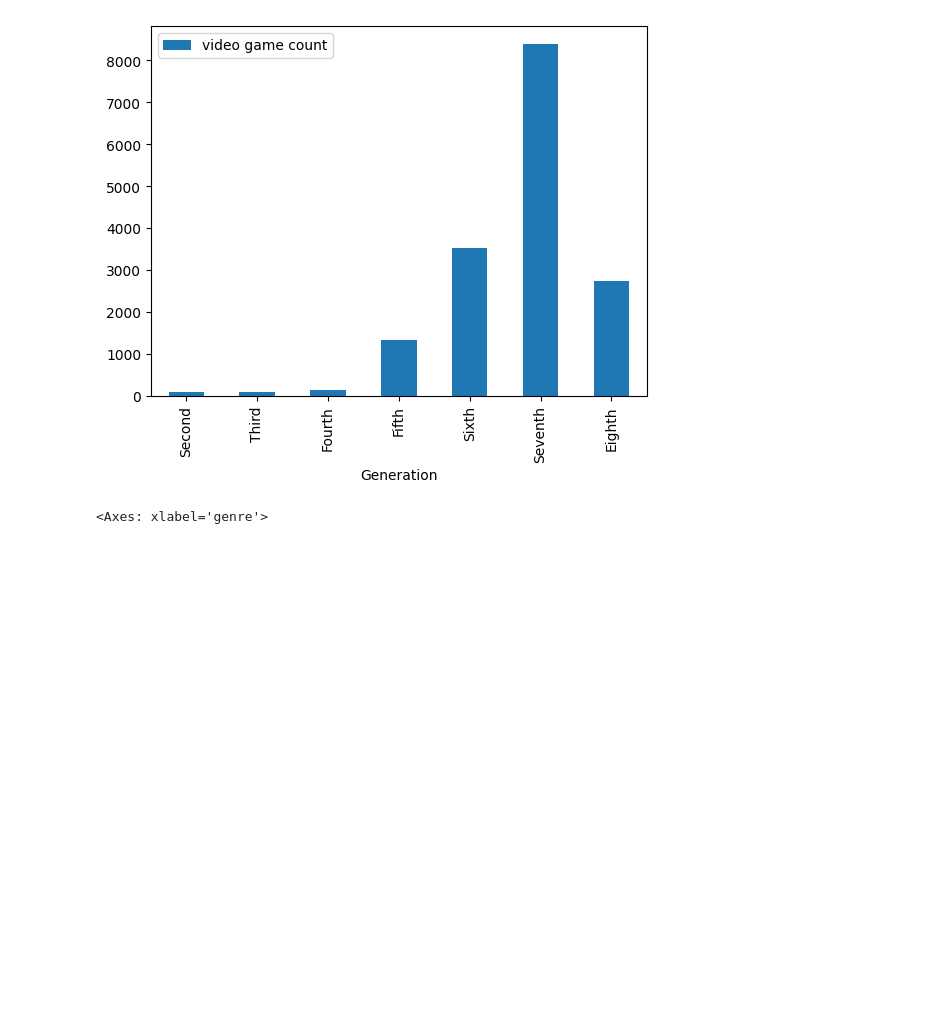
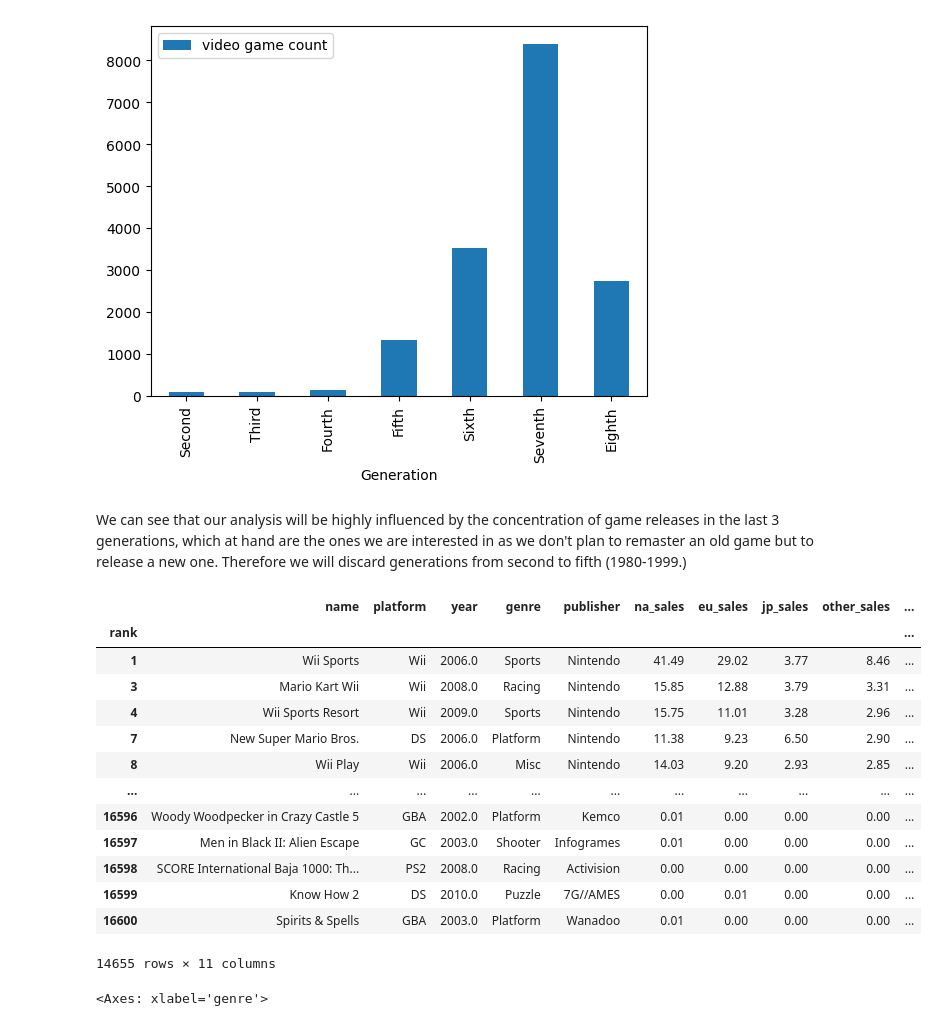
Before and after one commit to DAdolfo/Videogames, a Jupyter notebook: videogames.ipynb, the cells around one changed output. Cells and saved outputs as stored; diff of their text form; code cells hidden in the pictures; blank space fills up the shorter version.

```diff
--- a/videogames.ipynb
+++ b/videogames.ipynb
@@ -81,6 +81,26 @@ ax.set_xticklabels(generation_order)
  Text(5, 0, 'Seventh'),
  Text(6, 0, 'Eighth')]
 [figure]
+# %% [markdown]
+We can see that our analysis will be highly influenced by the concentration of game releases in the last 3 generations, which at hand are the ones we are interested in as we don't plan to remaster an old game but to release a new one. Therefore we will discard generations from second to fifth (1980-1999.)
+# %%
+df = df[df["Generation"].str.contains("Second|Third|Fourth|Fifth") == False]
+df
+# %% [output]
+|  | name | platform | year | genre | publisher | na_sales | eu_sales | jp_sales | other_sales | ... |
+| rank |  |  |  |  |  |  |  |  |  | ... |
+| 1 | Wii Sports | Wii | 2006.0 | Sports | Nintendo | 41.49 | 29.02 | 3.77 | 8.46 | ... |
+| 3 | Mario Kart Wii | Wii | 2008.0 | Racing | Nintendo | 15.85 | 12.88 | 3.79 | 3.31 | ... |
+| 4 | Wii Sports Resort | Wii | 2009.0 | Sports | Nintendo | 15.75 | 11.01 | 3.28 | 2.96 | ... |
+| 7 | New Super Mario Bros. | DS | 2006.0 | Platform | Nintendo | 11.38 | 9.23 | 6.50 | 2.90 | ... |
+| 8 | Wii Play | Wii | 2006.0 | Misc | Nintendo | 14.03 | 9.20 | 2.93 | 2.85 | ... |
+| ... | ... | ... | ... | ... | ... | ... | ... | ... | ... | ... |
+| 16596 | Woody Woodpecker in Crazy Castle 5 | GBA | 2002.0 | Platform | Kemco | 0.01 | 0.00 | 0.00 | 0.00 | ... |
+| 16597 | Men in Black II: Alien Escape | GC | 2003.0 | Shooter | Infogrames | 0.01 | 0.00 | 0.00 | 0.00 | ... |
+| 16598 | SCORE International Baja 1000: Th... | PS2 | 2008.0 | Racing | Activision | 0.00 | 0.00 | 0.00 | 0.00 | ... |
+| 16599 | Know How 2 | DS | 2010.0 | Puzzle | 7G//AMES | 0.00 | 0.01 | 0.00 | 0.00 | ... |
+| 16600 | Spirits & Spells | GBA | 2003.0 | Platform | Wanadoo | 0.01 | 0.00 | 0.00 | 0.00 | ... |
+14655 rows × 11 columns
 # %%
 #Try #2 with Pivot Table
 #Our videogames experience has focused mainly in Action with an average global_sales of 27M USD,
```
Also changed, not shown: parts of 1 cell of this notebook.
